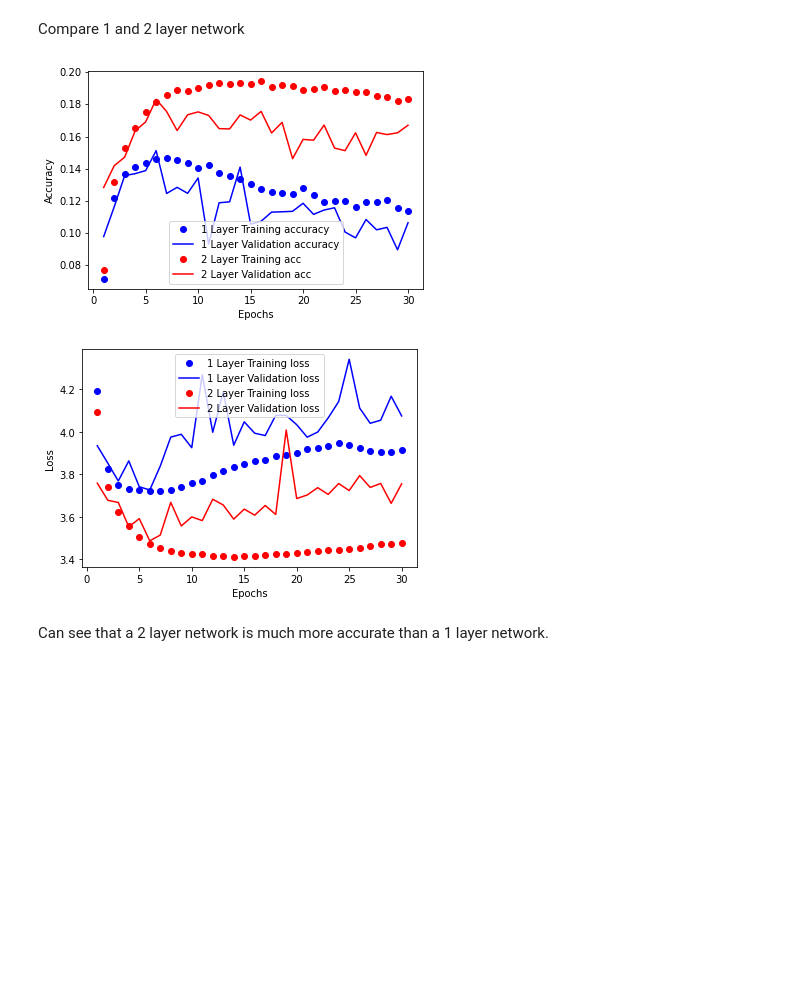
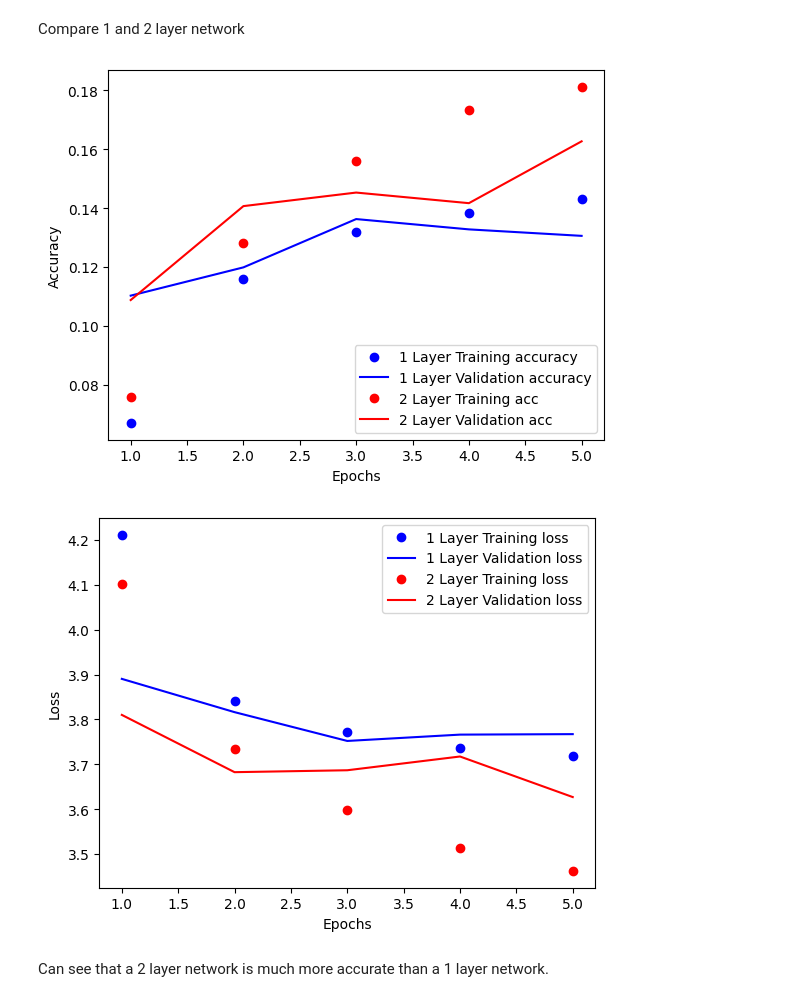
Before and after one commit to huuugh18/150NN, a Jupyter notebook: cw1/cw1_22.ipynb, the cells around one changed output. Saved outputs shown, nothing was run; the diff lists cells and outputs as text; code cells hidden in the pictures; blank space fills up the shorter version.

```diff
--- a/cw1/cw1_22.ipynb
+++ b/cw1/cw1_22.ipynb
@@ -272,4 +331,6 @@ overfit_1_layer_history = build_network([512], 0.01, 30)
+# %%
+init_1_layer_history = build_network([512], 5)
 # %%
-plot_train_val_acc(overfit_1_layer_history)
-plot_train_val_loss(overfit_1_layer_history)
+plot_train_val_acc(init_1_layer_history)
+plot_train_val_loss(init_1_layer_history)
 # %% [output]
@@ -278,8 +339,8 @@ plot_train_val_loss(overfit_1_layer_history)
 # %% [markdown]
 Build a 2 layer network and overfit
 # %%
-overfit_2_layer_history = build_network([512, 512], 0.01, 30)
+init_2_layer_history = build_network([512, 512], 5)
 # %%
-plot_train_val_acc(overfit_2_layer_history)
-plot_train_val_loss(overfit_2_layer_history)
+plot_train_val_acc(init_2_layer_history)
+plot_train_val_loss(init_2_layer_history)
 # %% [output]
@@ -288,11 +349,11 @@ plot_train_val_loss(overfit_2_layer_history)
 # %% [markdown]
 Compare 1 and 2 layer network
 # %%
-compare_acc(overfit_1_layer_history, overfit_2_layer_history, '1 Layer', '2 Layer')
-compare_loss(overfit_1_layer_history, overfit_2_layer_history, '1 Layer', '2 Layer')
+compare_acc(init_1_layer_history, init_2_layer_history, '1 Layer', '2 Layer')
+compare_loss(init_1_layer_history, init_2_layer_history, '1 Layer', '2 Layer')
 # %% [output]
-[figure, old version]
+[figure, new version]
-[figure, old version]
+[figure, new version]
 # %% [markdown]
 Can see that a 2 layer network is much more accurate than a 1 layer network.
 # %% [markdown]
```
Also changed, not shown: parts of 27 cells of this notebook, 3 other files.
